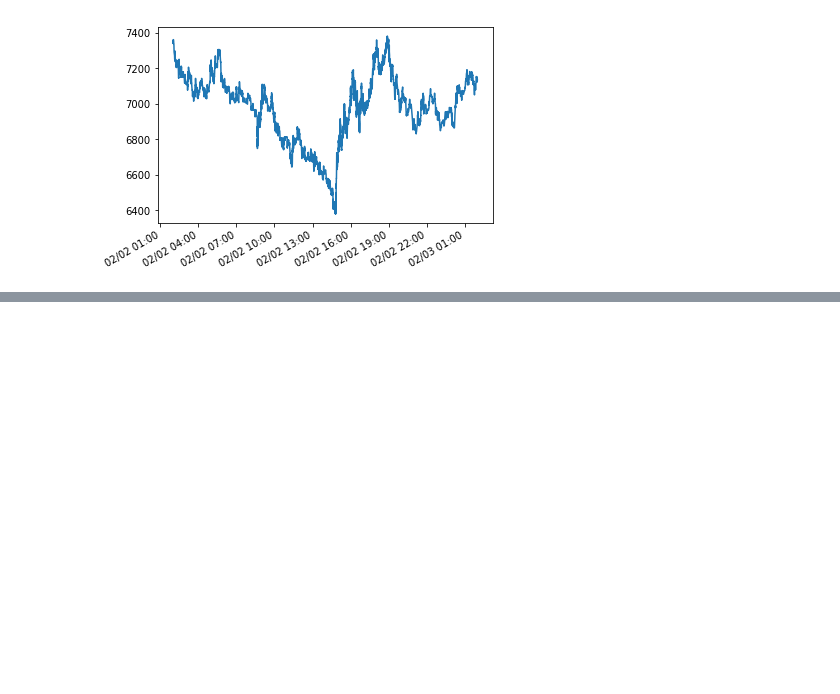
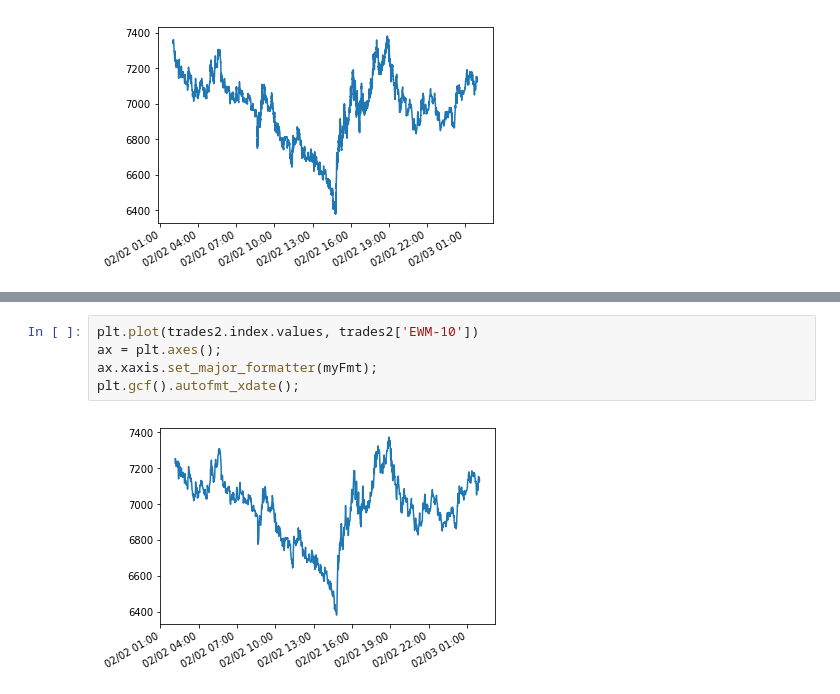
Before and after one commit to shlokKh/Crypto-Brus, a Jupyter notebook: SMANotebook.ipynb, the cells around one changed output, grey strips where cells are left out. Drawn from its saved outputs; the diff is of its cells as text; blank space fills up the shorter version.

```diff
--- a/SMANotebook.ipynb
+++ b/SMANotebook.ipynb
@@ -59,0 +74,7 @@ plt.gcf().autofmt_xdate();
+# %%
+plt.plot(trades2.index.values, trades2['EWM-10'])
+ax = plt.axes();
+ax.xaxis.set_major_formatter(myFmt);
+plt.gcf().autofmt_xdate();
+# %% [output]
+[figure, added]
```
Also changed, not shown: parts of 4 cells of this notebook, 1 other file.
